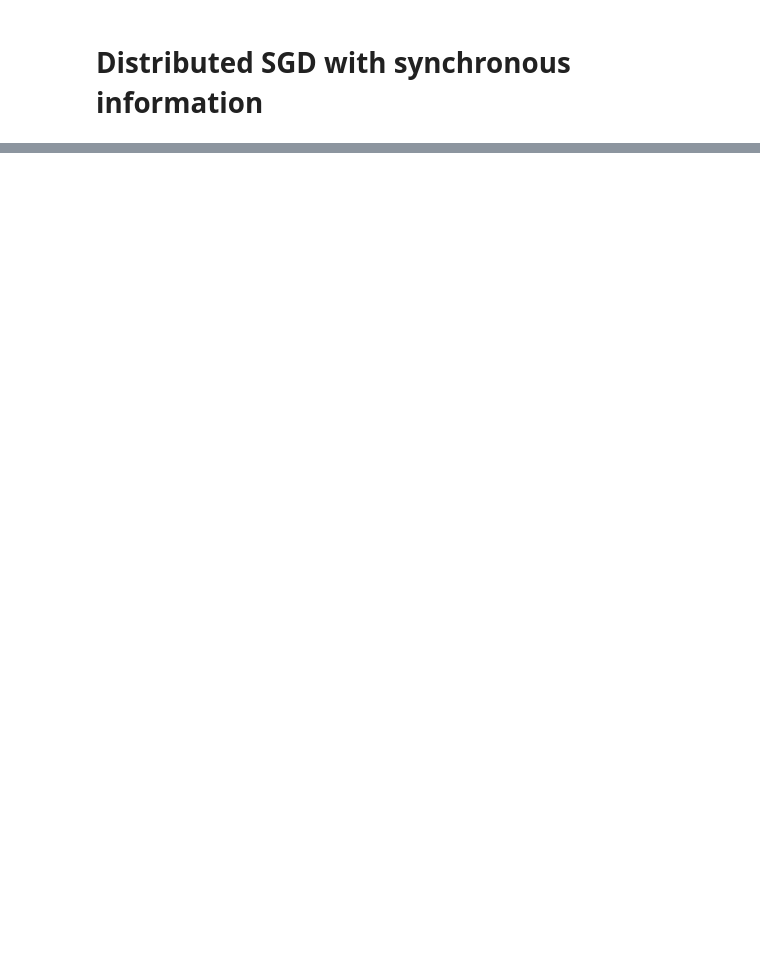
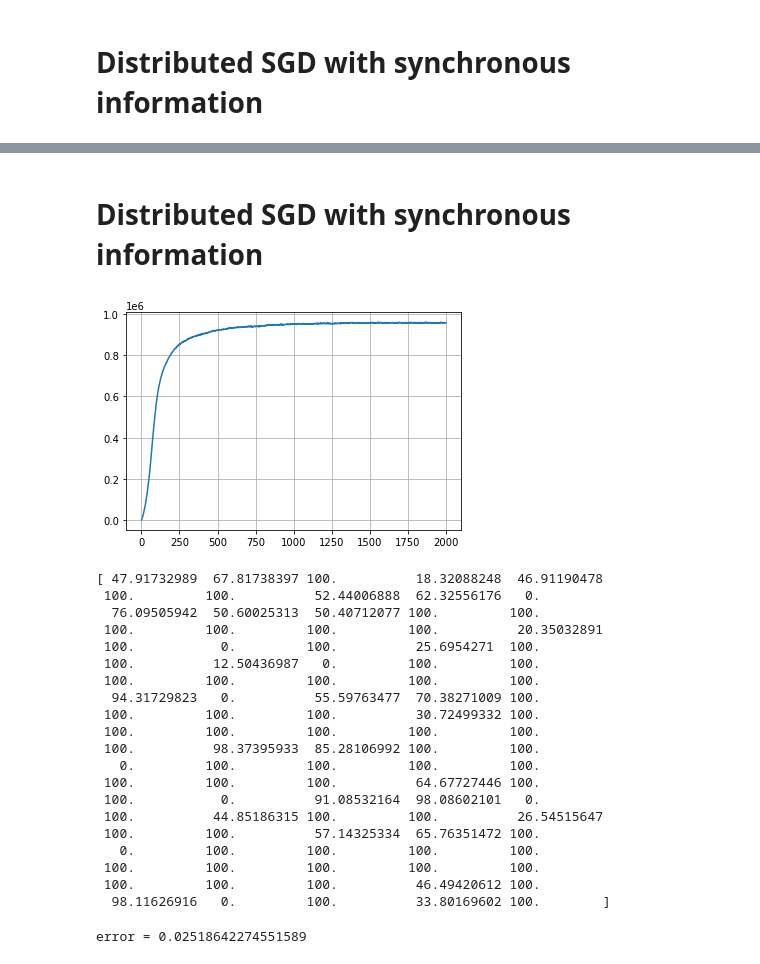
Before and after one commit to evanjfaulkner/Distributed-Opt, a Jupyter notebook: distributed_bertrand.ipynb, the cells around one changed output, grey strips where cells are left out. Drawn from its saved outputs; the diff is of its cells as text; code cells hidden in the pictures; blank space fills up the shorter version.

```diff
--- a/distributed_bertrand.ipynb
+++ b/distributed_bertrand.ipynb
@@ -147,0 +192,66 @@ error = 2.795181866263053e-14
+# %% [markdown]
+# Distributed SGD with synchronous information
+# %%
+P = nx.laplacian_matrix(G).toarray()
+P = np.eye(n) - (1/(1+np.max(np.diagonal(P))))*P  # Define doubly stochastic mixing matrix from Laplacian
+
+X = np.random.rand(n,n)
+
+step = 1e-2  # Step size
+p_max = n  # Set maximum price
+rev_dist = []
+x_dist_hist = []
+iterations = 2000
+
+for i in trange(iterations):
+    xi = n+np.random.randn(1)
+    for node in range(n):
+        if G.nodes[node]['informed']:
+            G.nodes[node]['xi'] = xi
+        else:
+            xi_lst = []
+            for neig in G.neighbors(node):
+                xi_lst.append(G.nodes[neig]['xi'])
+            G.nodes[node]['xi'] = sum(xi_lst)/len(xi_lst)
+    x_dist_hist.append(X.copy().T)
+    X = np.dot(P,X)
+    temp = []
+    for j in range(n):
+        xi_j = G.nodes[j]['xi']
+        X[j] += step*grad_revenue(X[j],theta,xi_j)
+        temp.append(total_revenue(X[j],theta,xi_j))
+    rev_dist.append(sum(temp)/len(temp))
+    X = np.clip(X,0,p_max)
+
+plt.figure()
+plt.plot(rev_dist)
+plt.grid()
+plt.show()
+
+print(np.mean(X,axis=0))
+# %% [output]
+[figure, added]
+[ 47.91732989  67.81738397 100.          18.32088248  46.91190478
+ 100.         100.          52.44006888  62.32556176   0.
+  76.09505942  50.60025313  50.40712077 100.         100.
+ 100.         100.         100.         100.          20.35032891
+ 100.           0.         100.          25.6954271  100.
+ 100.          12.50436987   0.         100.         100.
+ 100.         100.         100.         100.         100.
+  94.31729823   0.          55.59763477  70.38271009 100.
+ 100.         100.         100.          30.72499332 100.
+ 100.         100.         100.         100.         100.
+ 100.          98.37395933  85.28106992 100.         100.
+   0.         100.         100.         100.         100.
+ 100.         100.         100.          64.67727446 100.
+ 100.           0.          91.08532164  98.08602101   0.
+ 100.          44.85186315 100.         100.          26.54515647
+ 100.         100.          57.14325334  65.76351472 100.
+   0.         100.         100.         100.         100.
+ 100.         100.         100.         100.         100.
+ 100.         100.         100.          46.49420612 100.
+  98.11626916   0.         100.          33.80169602 100.        ]
+# %%
+print(f'error = {la.norm(x-np.mean(X,axis=0))**2}')
+# %% [output]
+error = 0.02518642274551589
```
Also changed, not shown: parts of 14 cells of this notebook.
